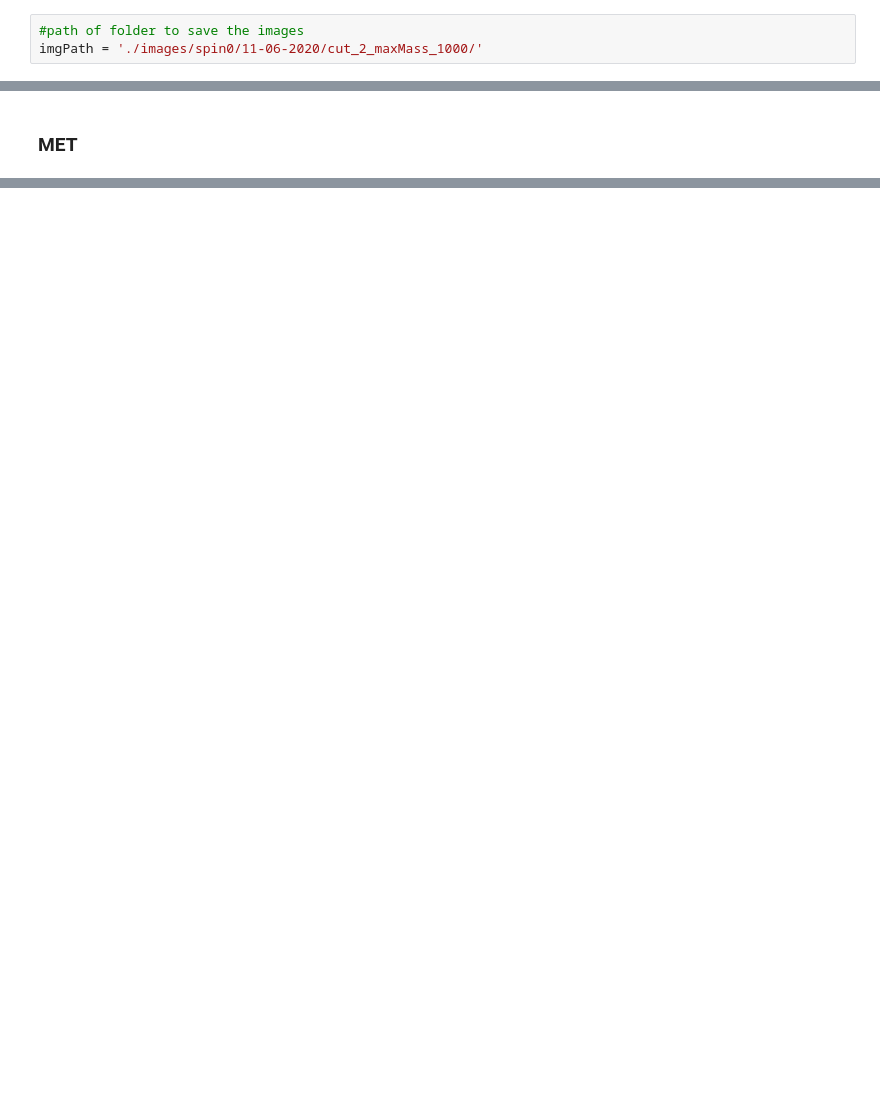
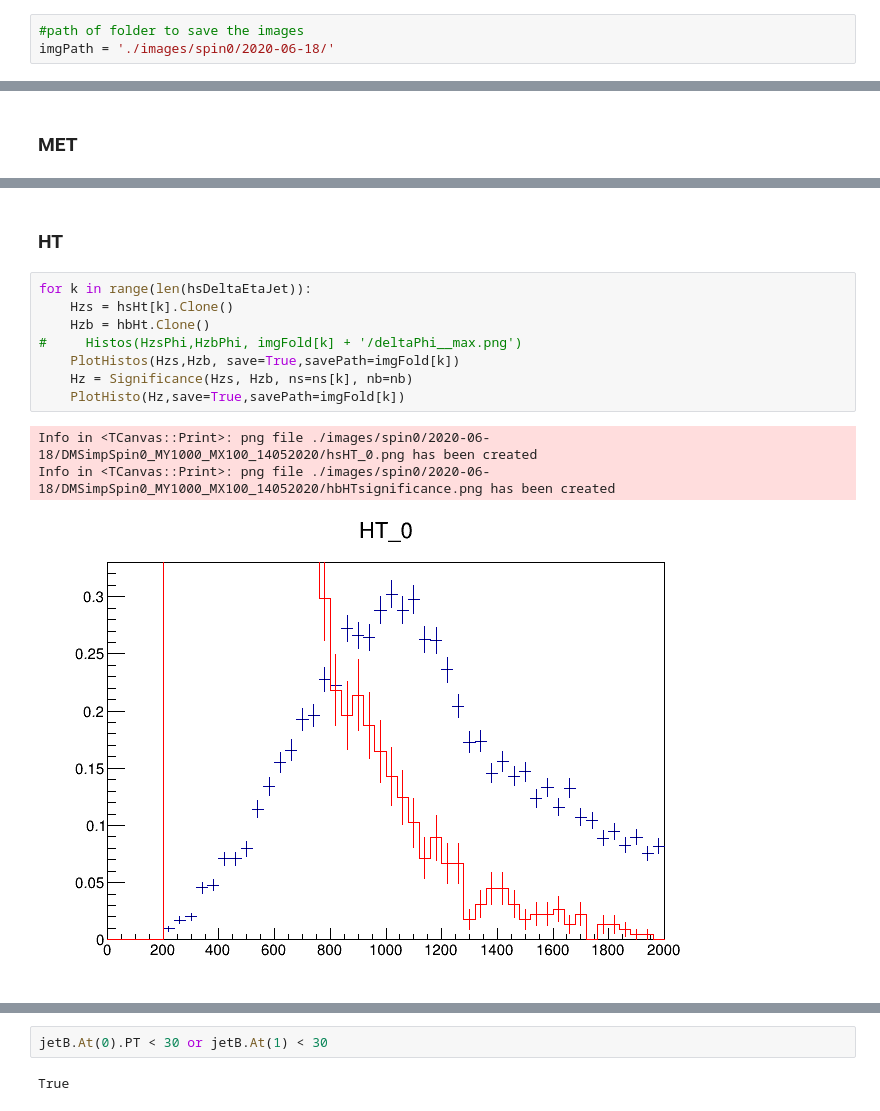
Before and after one commit to HENGEX/VBFDM_UdeA_CMS, a Jupyter notebook: scripts/preliminary_study/VBF_ScalarMediator.ipynb, the cells around one changed output, grey strips where cells are left out. Cells and saved outputs as stored; diff of their text form; blank space fills up the shorter version.

```diff
--- a/scripts/preliminary_study/VBF_ScalarMediator.ipynb
+++ b/scripts/preliminary_study/VBF_ScalarMediator.ipynb
@@ -9,7 +9,7 @@ Delphes classes imported
 ### Setting PATH and loading libraries for Delphes and ExRootAnalysis
 # %%
 #path of folder to save the images
-imgPath = './images/spin0/11-06-2020/cut_2_maxMass_1000/'
+imgPath = './images/spin0/2020-06-18/'
 # %% [markdown]
 ### Reading trees and selecting branches
 # %%
@@ -380,0 +463,14 @@ for k in range(len(hsDeltaEtaJet)):
+# %% [markdown]
+### HT
+# %%
+for k in range(len(hsDeltaEtaJet)):
+    Hzs = hsHt[k].Clone()
+    Hzb = hbHt.Clone()
+#     Histos(HzsPhi,HzbPhi, imgFold[k] + '/deltaPhi__max.png')
+    PlotHistos(Hzs,Hzb, save=True,savePath=imgFold[k])
+    Hz = Significance(Hzs, Hzb, ns=ns[k], nb=nb)
+    PlotHisto(Hz,save=True,savePath=imgFold[k])
+# %% [output]
+Info in <TCanvas::Print>: png file ./images/spin0/2020-06-18/DMSimpSpin0_MY1000_MX100_14052020/hsHT_0.png has been created
+Info in <TCanvas::Print>: png file ./images/spin0/2020-06-18/DMSimpSpin0_MY1000_MX100_14052020/hbHTsignificance.png has been created
+[figure, added]
@@ -380,0 +478,4 @@ for k in range(len(hsDeltaEtaJet)):
+# %%
+jetB.At(0).PT < 30 or jetB.At(1) < 30
+# %% [output]
+True
```
Also changed, not shown: parts of 17 cells of this notebook.
